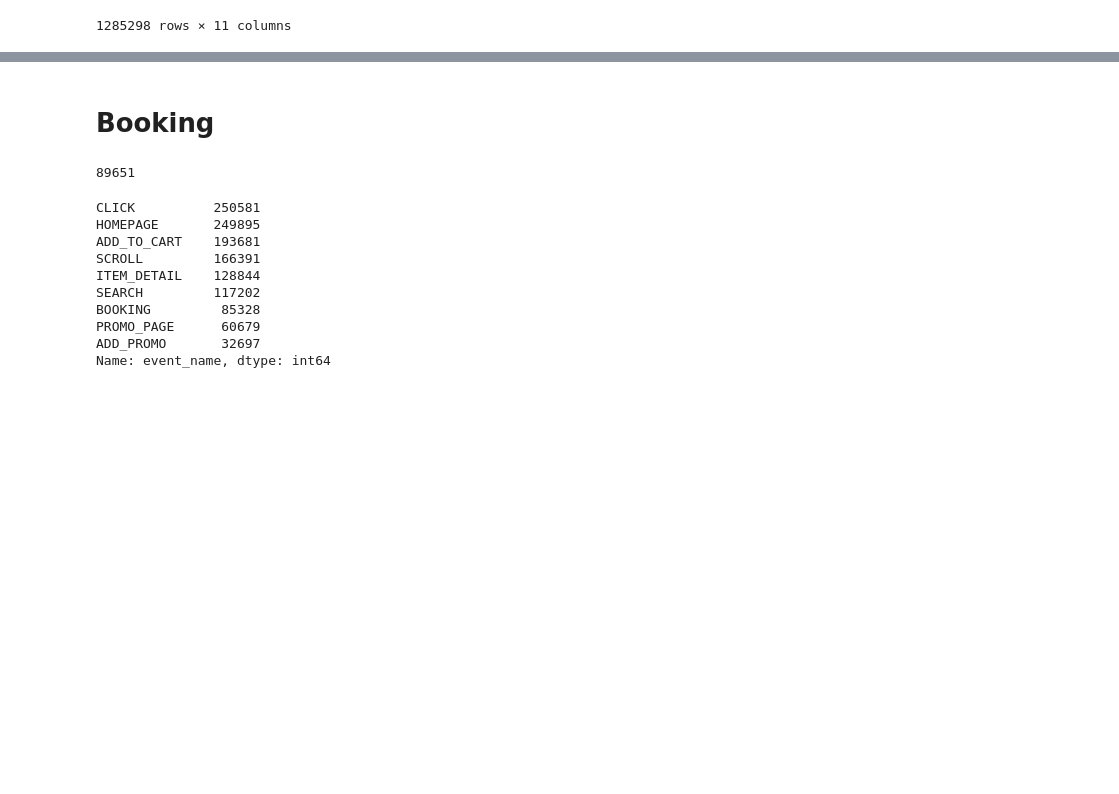
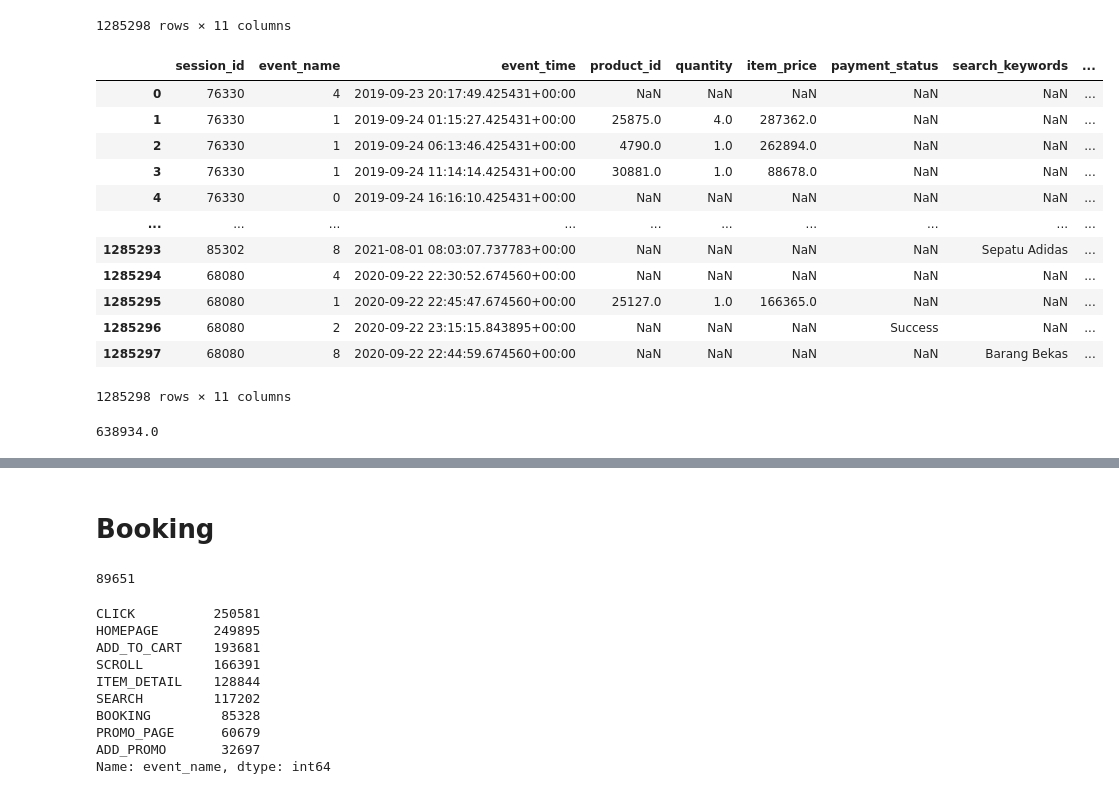
Before and after one commit to hyunj941031/ds-sa-cp2, a Jupyter notebook: web_click.ipynb, the cells around one changed output, grey strips where cells are left out. Cells and saved outputs as stored; diff of their text form; code cells hidden in the pictures; blank space fills up the shorter version.

```diff
--- a/web_click.ipynb
+++ b/web_click.ipynb
@@ -43,3 +43,26 @@ web_click
 | 1285296 | 68080 | BOOKING | 2020-09-22 23:15:15.843895+00:00 | NaN | NaN | NaN | Success | NaN | ... |
 | 1285297 | 68080 | SEARCH | 2020-09-22 22:44:59.674560+00:00 | NaN | NaN | NaN | NaN | Barang Bekas | ... |
 1285298 rows × 11 columns
+# %%
+event_label_encoder = preprocessing.LabelEncoder()
+web_click['event_name'] = event_label_encoder.fit_transform(web_click['event_name'])
+
+web_click
+# %% [output]
+|  | session_id | event_name | event_time | product_id | quantity | item_price | payment_status | search_keywords | ... |
+| 0 | 76330 | 4 | 2019-09-23 20:17:49.425431+00:00 | NaN | NaN | NaN | NaN | NaN | ... |
+| 1 | 76330 | 1 | 2019-09-24 01:15:27.425431+00:00 | 25875.0 | 4.0 | 287362.0 | NaN | NaN | ... |
+| 2 | 76330 | 1 | 2019-09-24 06:13:46.425431+00:00 | 4790.0 | 1.0 | 262894.0 | NaN | NaN | ... |
+| 3 | 76330 | 1 | 2019-09-24 11:14:14.425431+00:00 | 30881.0 | 1.0 | 88678.0 | NaN | NaN | ... |
+| 4 | 76330 | 0 | 2019-09-24 16:16:10.425431+00:00 | NaN | NaN | NaN | NaN | NaN | ... |
+| ... | ... | ... | ... | ... | ... | ... | ... | ... | ... |
+| 1285293 | 85302 | 8 | 2021-08-01 08:03:07.737783+00:00 | NaN | NaN | NaN | NaN | Sepatu Adidas | ... |
+| 1285294 | 68080 | 4 | 2020-09-22 22:30:52.674560+00:00 | NaN | NaN | NaN | NaN | NaN | ... |
+| 1285295 | 68080 | 1 | 2020-09-22 22:45:47.674560+00:00 | 25127.0 | 1.0 | 166365.0 | NaN | NaN | ... |
+| 1285296 | 68080 | 2 | 2020-09-22 23:15:15.843895+00:00 | NaN | NaN | NaN | Success | NaN | ... |
+| 1285297 | 68080 | 8 | 2020-09-22 22:44:59.674560+00:00 | NaN | NaN | NaN | NaN | Barang Bekas | ... |
+1285298 rows × 11 columns
+# %%
+web_click[web_click.session_id == 76330]['item_price'].sum()
+# %% [output]
+638934.0
```
Also changed, not shown: parts of 4 cells of this notebook.
